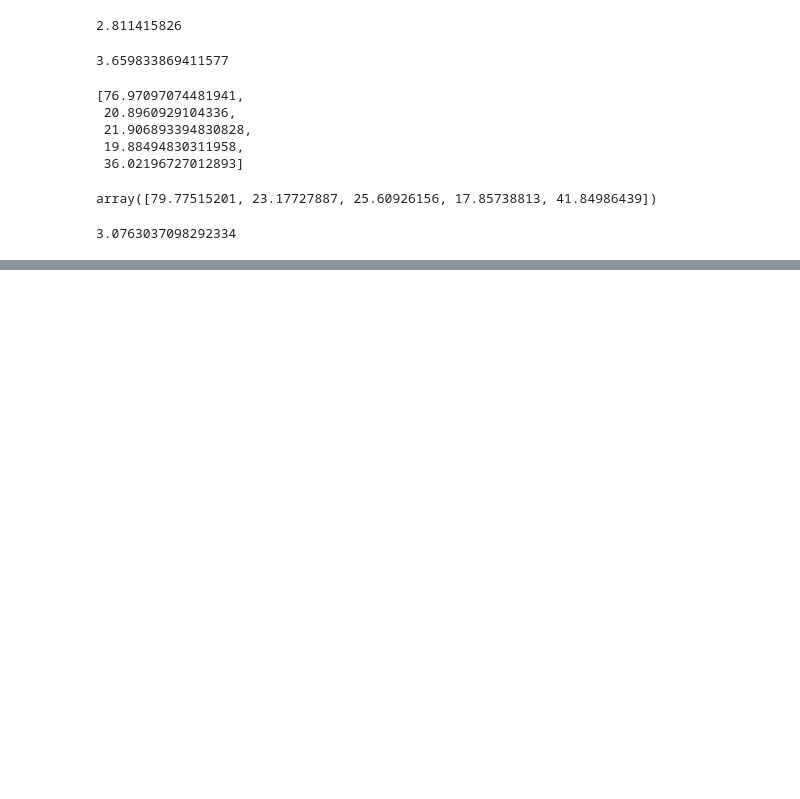
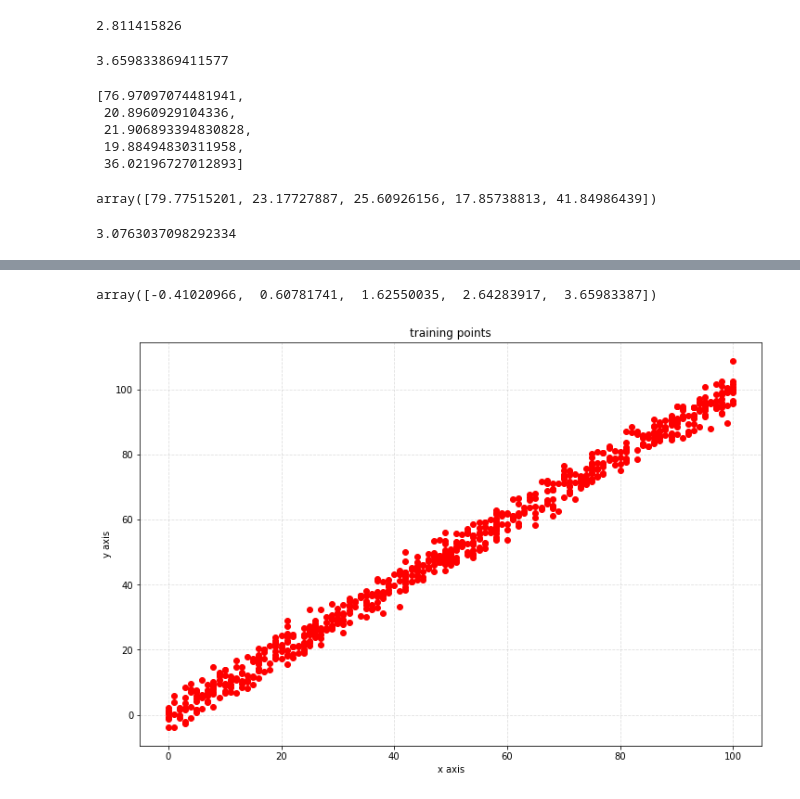
Before and after one commit to k4u5h4L/curve-fitting-from-scratch, a Jupyter notebook: regression-real-data.ipynb, the cells around one changed output, grey strips where cells are left out. Drawn from its saved outputs; the diff is of its cells as text; code cells hidden in the pictures; blank space fills up the shorter version.

```diff
--- a/regression-real-data.ipynb
+++ b/regression-real-data.ipynb
@@ -212,0 +232,18 @@ np.sqrt(mse(y_test, y_pred))
+# %%
+y_plot = np.array(y_plot)
+y_plot[:5]
+# %% [output]
+array([-0.41020966,  0.60781741,  1.62550035,  2.64283917,  3.65983387])
+# %%
+plt.figure(figsize=(12, 8))
+
+plt.plot(x_train, y_train, 'ro')
+plt.title('training points')
+
+plt.xlabel('x axis')
+plt.ylabel('y axis')
+
+plt.grid(alpha=.4,linestyle='--')
+plt.show()
+# %% [output]
+[figure, added]
```
Also changed, not shown: parts of 4 cells of this notebook, 1 other file.
